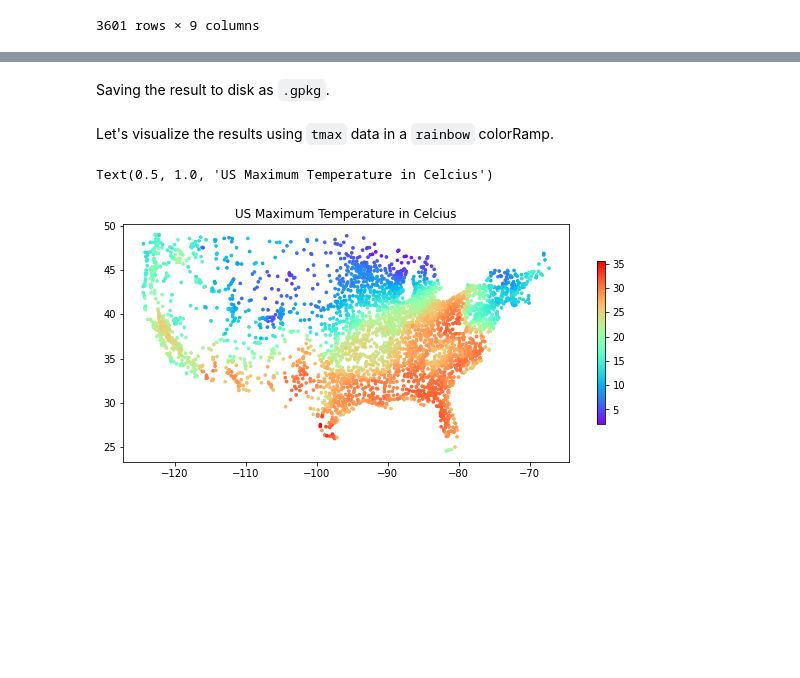
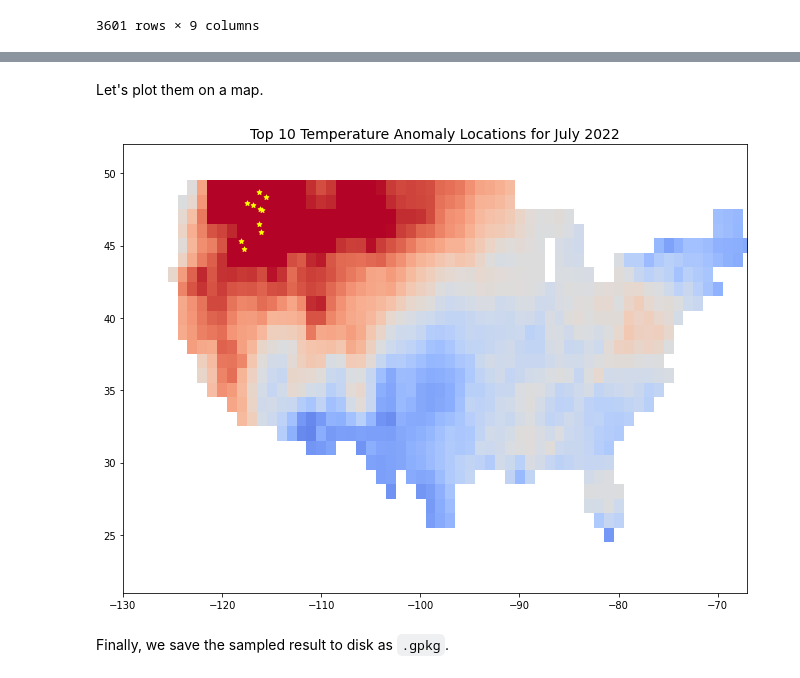
Before and after one commit to spatialthoughts/python-tutorials, a Jupyter notebook: sampling_raster_data.ipynb, the cells around one changed output, grey strips where cells are left out. Drawn from its saved outputs; the diff is of its cells as text; code cells hidden in the pictures; blank space fills up the shorter version.

```diff
--- a/sampling_raster_data.ipynb
+++ b/sampling_raster_data.ipynb
@@ -199,0 +203,3 @@ gdf
+# %%
+x_coords = gdf.geometry.x.to_xarray()
+y_coords = gdf.geometry.y.to_xarray()
@@ -199,0 +208,2 @@ gdf
+# %%
+sampled = tanomaly.sel(x=x_coords, y=y_coords, method='nearest')
@@ -199,0 +212,3 @@ gdf
+# %%
+gdf['tanomaly'] = sampled.to_series()
+gdf
@@ -199,0 +231,4 @@ gdf
+# %%
+sorted_gdf = gdf.sort_values(by=['tanomaly'], ascending=False)
+top10 = sorted_gdf.iloc[:10].reset_index()
+top10
@@ -200,18 +247,24 @@ gdf
+# %% [markdown]
+Let's plot them on a map.
+# %%
+fig, ax = plt.subplots(1, 1)
+fig.set_size_inches(15, 7)
+
+tanomaly.plot.imshow(ax=ax,
+    vmin=-3, vmax=3, add_labels=False, cmap='coolwarm', add_colorbar=False)
+top10.plot(ax=ax, markersize=25, color='yellow', marker='*')
+ax.set_xlim([tanomaly.x.min(), tanomaly.x.max()])
+ax.set_ylim([tanomaly.y.min(), tanomaly.y.max()])
+ax.set_title('Top 10 Temperature Anomaly Locations for July 2022', fontsize = 14)
+
+plt.tight_layout()
+plt.show()
+# %% [output]
+[figure, added]
 # %% [markdown]
-Saving the result to disk as `.gpkg`.
+Finally, we save the sampled result to disk as `.gpkg`.
 # %%
 output_filename = 'tanomaly.gpkg'
 output_path = os.path.join(output_folder, output_filename)
 
 gdf.to_file(driver='GPKG', filename=output_path)
-# %% [markdown]
-Let's visualize the results using `tmax` data in a `rainbow` colorRamp.
-# %%
-fig, ax = plt.subplots(figsize = (10,10))
-urban_places.plot(column = 'tmax', ax=ax, cmap = 'rainbow',
-            legend = True, legend_kwds={'shrink': 0.3},
-            markersize = 7)
-ax.set_title('US Maximum Temperature in Celcius')
-# %% [output]
-Text(0.5, 1.0, 'US Maximum Temperature in Celcius')
-[figure, removed]
```
Also changed, not shown: parts of 15 cells of this notebook.
